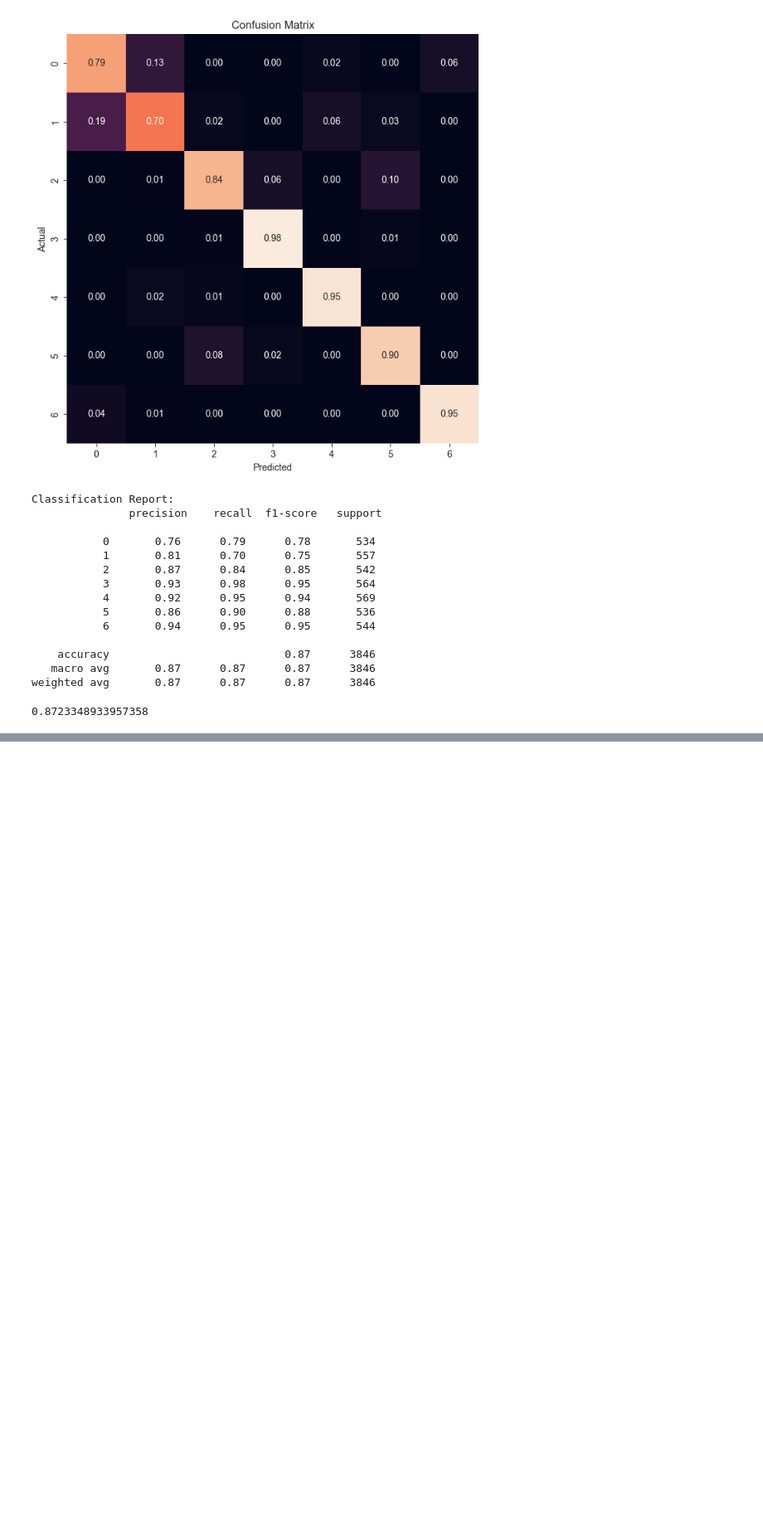
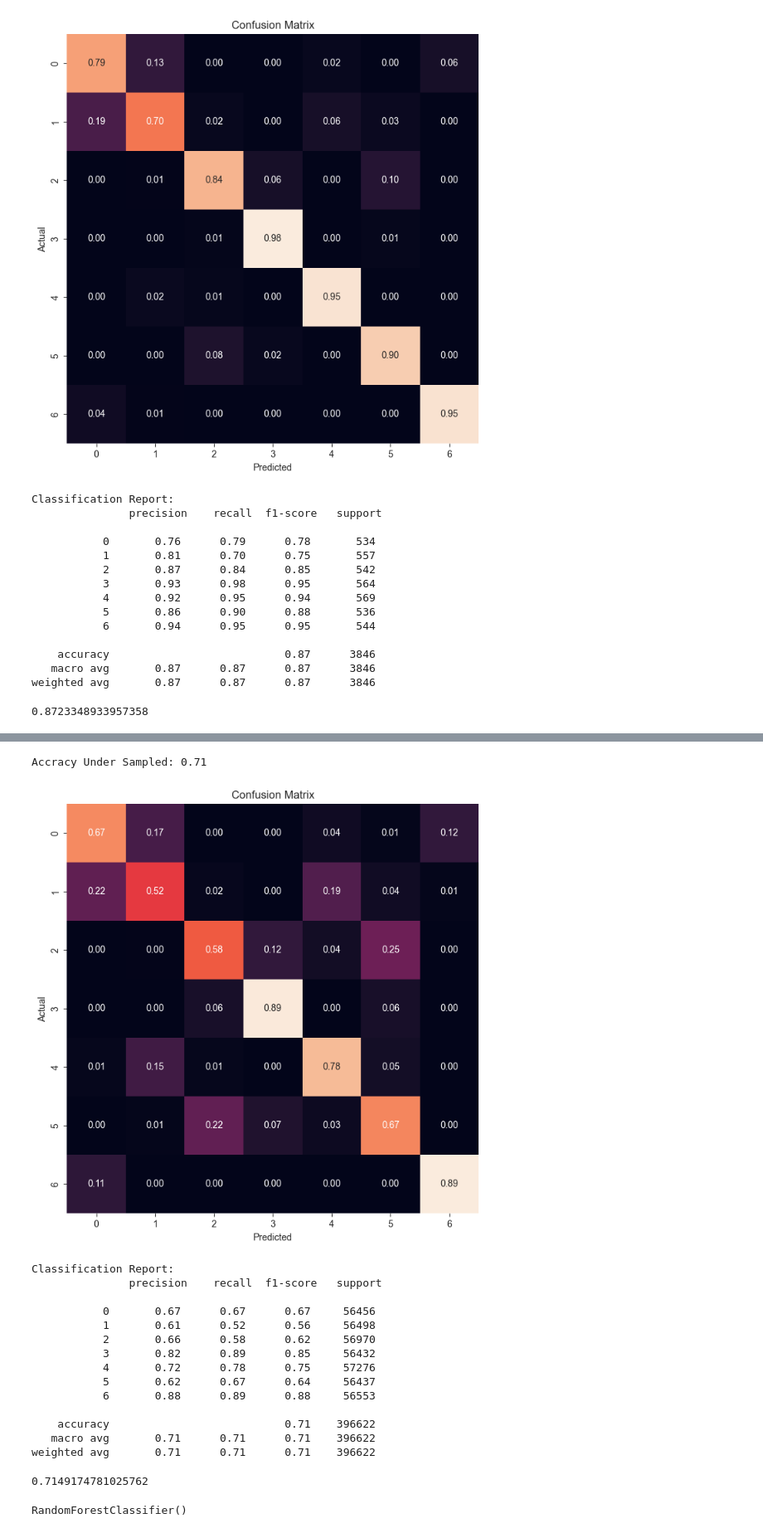
Before and after one commit to natek-1/Forest-Covertype, a Jupyter notebook: research/FE_and_Model_Training.ipynb, the cells around one changed output, grey strips where cells are left out. Shown at 83% size. Cells and saved outputs as stored; diff of their text form; code cells hidden in the pictures; blank space fills up the shorter version.

```diff
--- a/research/FE_and_Model_Training.ipynb
+++ b/research/FE_and_Model_Training.ipynb
@@ -364,0 +436,31 @@ weighted avg       0.87      0.87      0.87      3846
+# %%
+model_2 = LogisticRegression()
+model_2.fit(X_train, y_train)
+evaluate_model(model_2, "Under Sampled", X_test, y_test)
+# %% [output]
+Accracy Under Sampled: 0.71
+[figure, added]
+Classification Report:
+               precision    recall  f1-score   support
+
+           0       0.67      0.67      0.67     56456
+           1       0.61      0.52      0.56     56498
+           2       0.66      0.58      0.62     56970
+           3       0.82      0.89      0.85     56432
+           4       0.72      0.78      0.75     57276
+           5       0.62      0.67      0.64     56437
+           6       0.88      0.89      0.88     56553
+
+    accuracy                           0.71    396622
+   macro avg       0.71      0.71      0.71    396622
+weighted avg       0.71      0.71      0.71    396622
+0.7149174781025762
+# %%
+## Running with random forest
+
+X_train, X_test, y_train, y_test = split_and_scale(df_copy.drop(columns=['Wilderness_Area_Type', 'Soil_Type']))
+
+rf_classifier = RandomForestClassifier()
+rf_classifier.fit(X_train, y_train)
+# %% [output]
+RandomForestClassifier()
```
Also changed, not shown: parts of 13 cells of this notebook, 4 other files.
